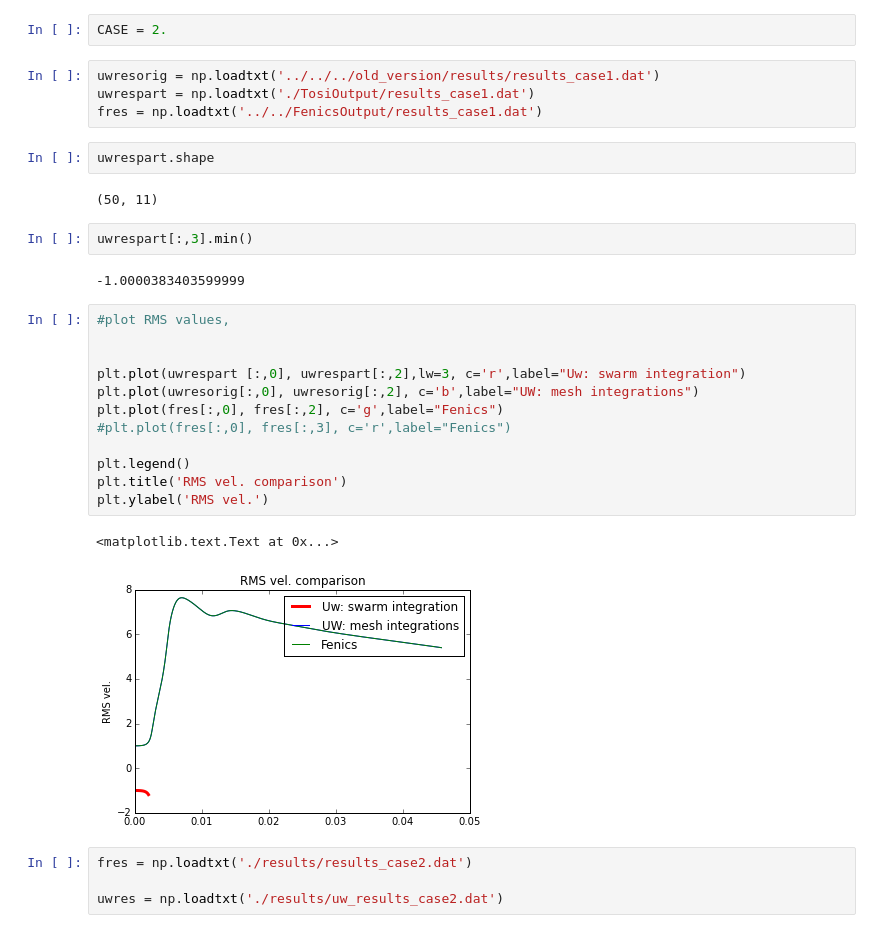
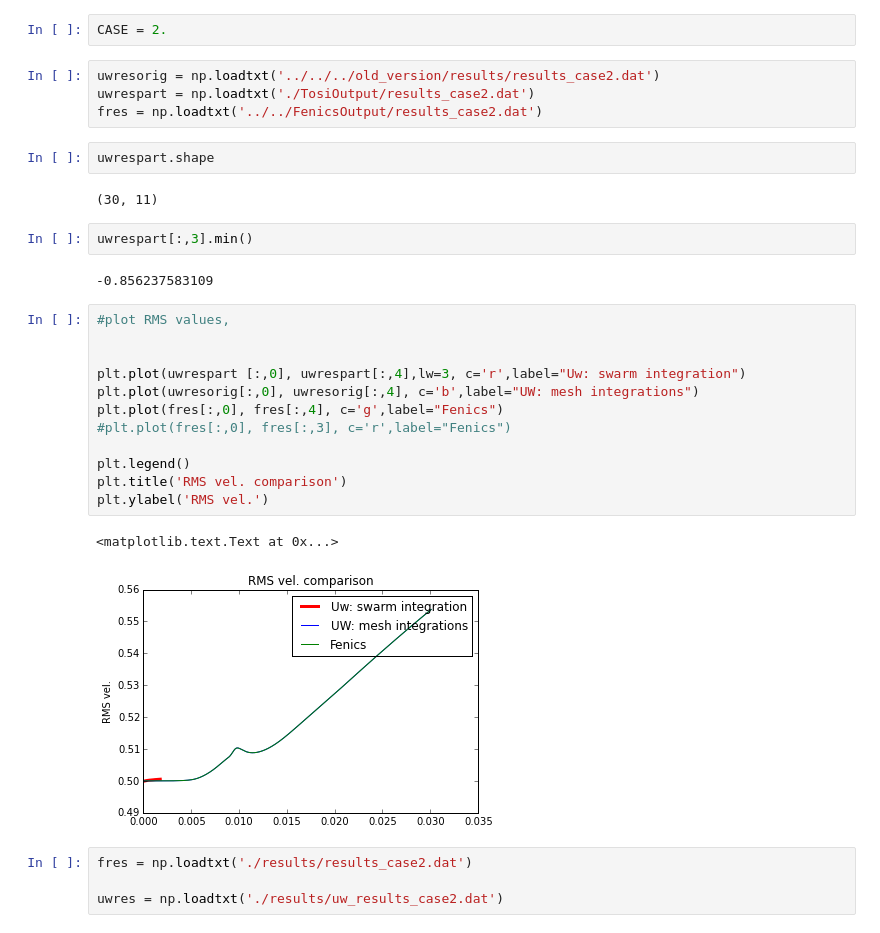
Before and after one commit to dansand/uw-bits, a Jupyter notebook: tosi/parallel_version/extensions/stickyair/Tosi-analysis.ipynb, the cells around one changed output. Cells and saved outputs as stored; diff of their text form.

Commit message:
tosi extensions model

```diff
--- a/tosi/parallel_version/extensions/stickyair/Tosi-analysis.ipynb
+++ b/tosi/parallel_version/extensions/stickyair/Tosi-analysis.ipynb
@@ -15,32 +15,32 @@ Populating the interactive namespace from numpy and matplotlib
 # %%
 CASE = 2.
 # %%
-uwresorig = np.loadtxt('../../../old_version/results/results_case1.dat')
-uwrespart = np.loadtxt('./TosiOutput/results_case1.dat')
-fres = np.loadtxt('../../FenicsOutput/results_case1.dat')
+uwresorig = np.loadtxt('../../../old_version/results/results_case2.dat')
+uwrespart = np.loadtxt('./TosiOutput/results_case2.dat')
+fres = np.loadtxt('../../FenicsOutput/results_case2.dat')
 # %%
 uwrespart.shape
 # %% [output]
-(50, 11)
+(30, 11)
 # %%
 uwrespart[:,3].min()
 # %% [output]
--1.0000383403599999
+-0.856237583109
 # %%
 #plot RMS values,
 
 
-plt.plot(uwrespart [:,0], uwrespart[:,2],lw=3, c='r',label="Uw: swarm integration")
-plt.plot(uwresorig[:,0], uwresorig[:,2], c='b',label="UW: mesh integrations")
-plt.plot(fres[:,0], fres[:,2], c='g',label="Fenics")
+plt.plot(uwrespart [:,0], uwrespart[:,4],lw=3, c='r',label="Uw: swarm integration")
+plt.plot(uwresorig[:,0], uwresorig[:,4], c='b',label="UW: mesh integrations")
+plt.plot(fres[:,0], fres[:,4], c='g',label="Fenics")
 #plt.plot(fres[:,0], fres[:,3], c='r',label="Fenics")
 
 plt.legend()
 plt.title('RMS vel. comparison')
 plt.ylabel('RMS vel.')
 # %% [output]
 <matplotlib.text.Text at 0x...>
-[figure, old version]
+[figure, new version]
 # %%
 fres = np.loadtxt('./results/results_case2.dat')
 
```
Also changed, not shown: 16 other files.
